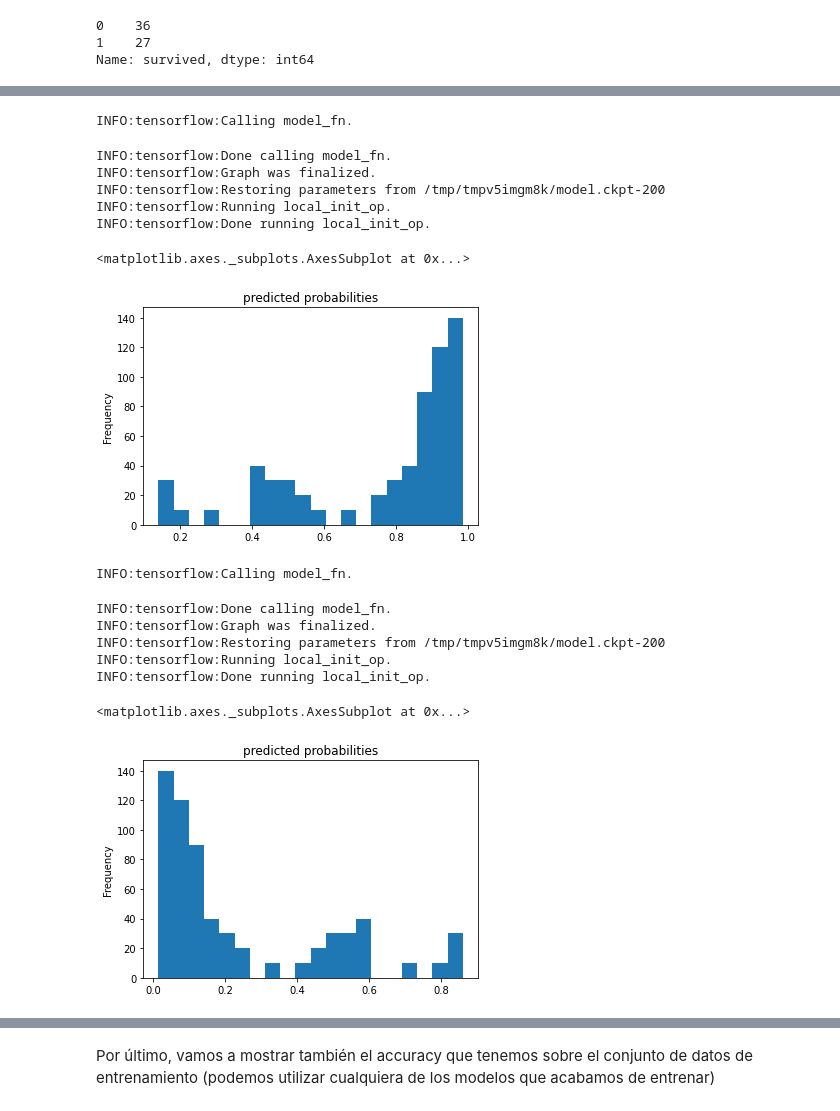
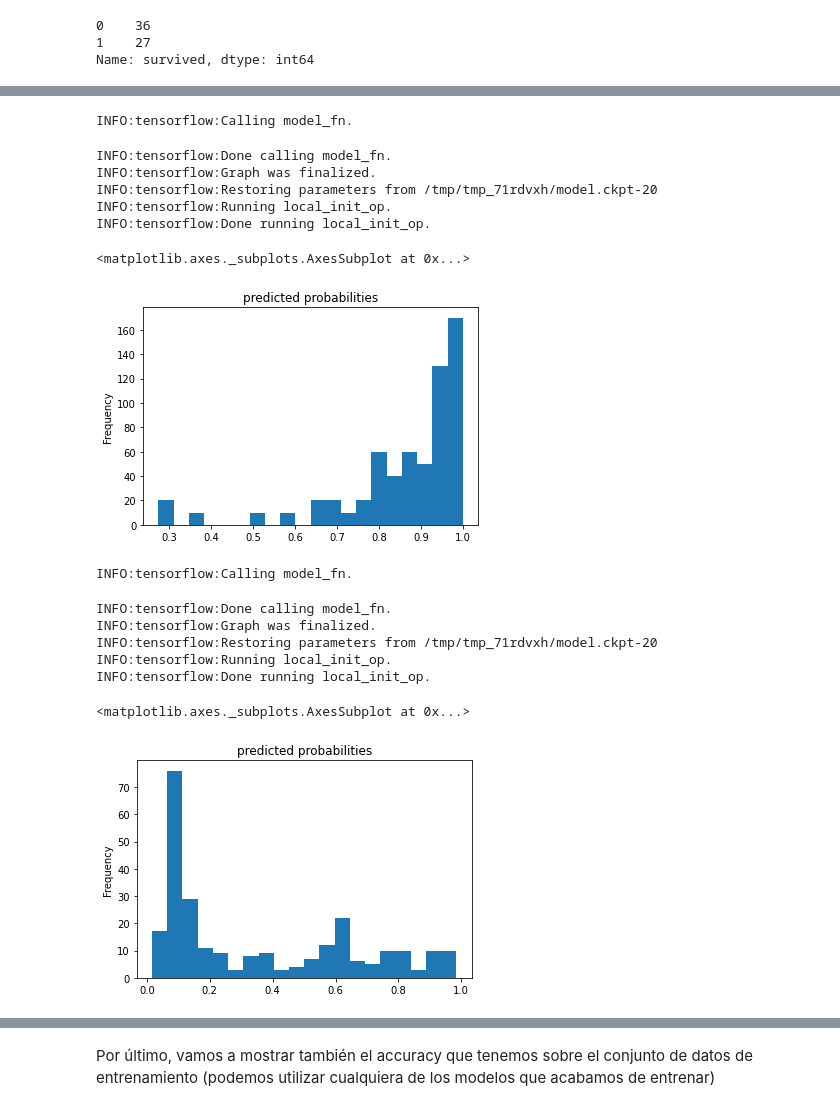
Before and after one commit to psagrera/Data-Science-Advanced, a Jupyter notebook: DeepLearning/Session2/S2_DL_Challenge/S2_DL_challenge.ipynb, the cells around one changed output, grey strips where cells are left out. Saved outputs shown, nothing was run; the diff lists cells and outputs as text; code cells hidden in the pictures.

```diff
--- a/DeepLearning/Session2/S2_DL_Challenge/S2_DL_challenge.ipynb
+++ b/DeepLearning/Session2/S2_DL_Challenge/S2_DL_challenge.ipynb
@@ -108,11 +108,11 @@ INFO:tensorflow:Done running local_init_op.
 
 Pista, mirad la estructura del diccionario que devuelve *linear_est.predict()*
 # %%
-pred_dicts = list(linear_est.predict(train_input_fn))
+pred_dicts1 = list(linear_est.predict(eval_input_fn))
 
-probs = pd.Series([pred['probabilities'][0] for pred in pred_dicts])
+probs1 = pd.Series([pred['probabilities'][1] for pred in pred_dicts1])
 
-probs.plot(kind='hist', bins=20, title='predicted probabilities')
+probs1.plot(kind='hist', bins=20, title='predicted probabilities')
 # %% [output]
 INFO:tensorflow:Calling model_fn.
 INFO:tensorflow:Done calling model_fn.
@@ -297,32 +297,32 @@ print(result['accuracy'])
 # %%
 # Predicted probabilities - Class 0
-pred_dicts = list(linear_est.predict(train_input_fn_dec))
+pred_dicts_dec0 = list(linear_est_dec.predict(train_input_fn_dec))
 
-probs = pd.Series([pred['probabilities'][0] for pred in pred_dicts])
+probs_dec0 = pd.Series([pred['probabilities'][0] for pred in pred_dicts_dec0])
 
-probs.plot(kind='hist', bins=20, title='predicted probabilities')
+probs_dec0.plot(kind='hist', bins=20, title='predicted probabilities')
 # %% [output]
 INFO:tensorflow:Calling model_fn.
 INFO:tensorflow:Done calling model_fn.
 INFO:tensorflow:Graph was finalized.
-INFO:tensorflow:Restoring parameters from /tmp/tmpv5imgm8k/model.ckpt-200
+INFO:tensorflow:Restoring parameters from /tmp/tmp_71rdvxh/model.ckpt-20
 INFO:tensorflow:Running local_init_op.
 INFO:tensorflow:Done running local_init_op.
 <matplotlib.axes._subplots.AxesSubplot at 0x...>
-[figure, old version]
+[figure, new version]
 # %%
-# Predicted probabilities - Class 0
-pred_dicts = list(linear_est.predict(train_input_fn_dec))
+# Predicted probabilities - Class 1
+pred_dicts_dec1 = list(linear_est_dec.predict(train_input_fn_dec))
 
-probs = pd.Series([pred['probabilities'][1] for pred in pred_dicts])
+probs_dec1 = pd.Series([pred['probabilities'][1] for pred in pred_dicts1])
 
-probs.plot(kind='hist', bins=20, title='predicted probabilities')
+probs_dec1.plot(kind='hist', bins=20, title='predicted probabilities')
 # %% [output]
 INFO:tensorflow:Calling model_fn.
 INFO:tensorflow:Done calling model_fn.
 INFO:tensorflow:Graph was finalized.
-INFO:tensorflow:Restoring parameters from /tmp/tmpv5imgm8k/model.ckpt-200
+INFO:tensorflow:Restoring parameters from /tmp/tmp_71rdvxh/model.ckpt-20
 INFO:tensorflow:Running local_init_op.
 INFO:tensorflow:Done running local_init_op.
 <matplotlib.axes._subplots.AxesSubplot at 0x...>
-[figure, old version]
+[figure, new version]
```
Also changed, not shown: parts of 13 cells of this notebook.
